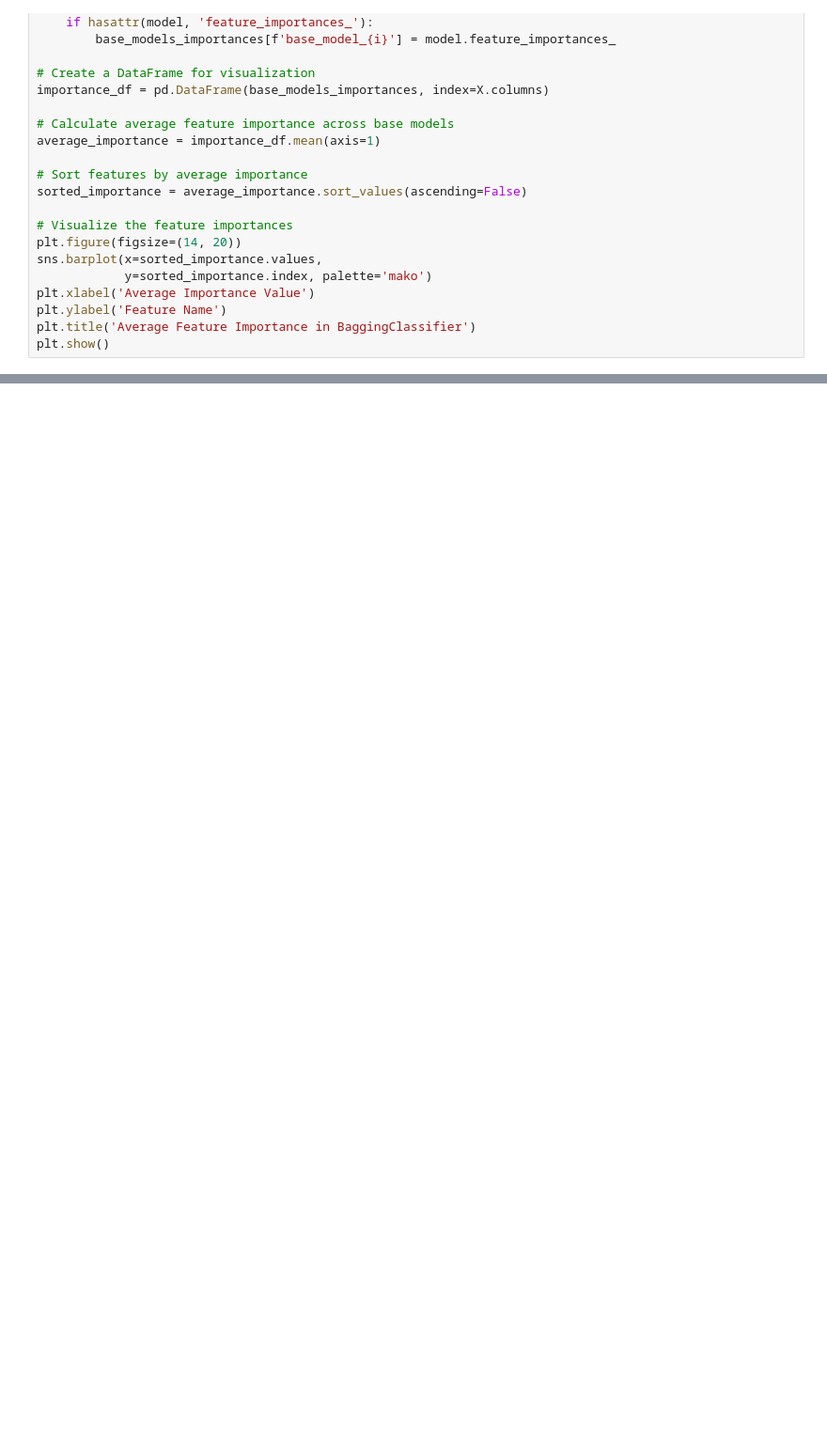
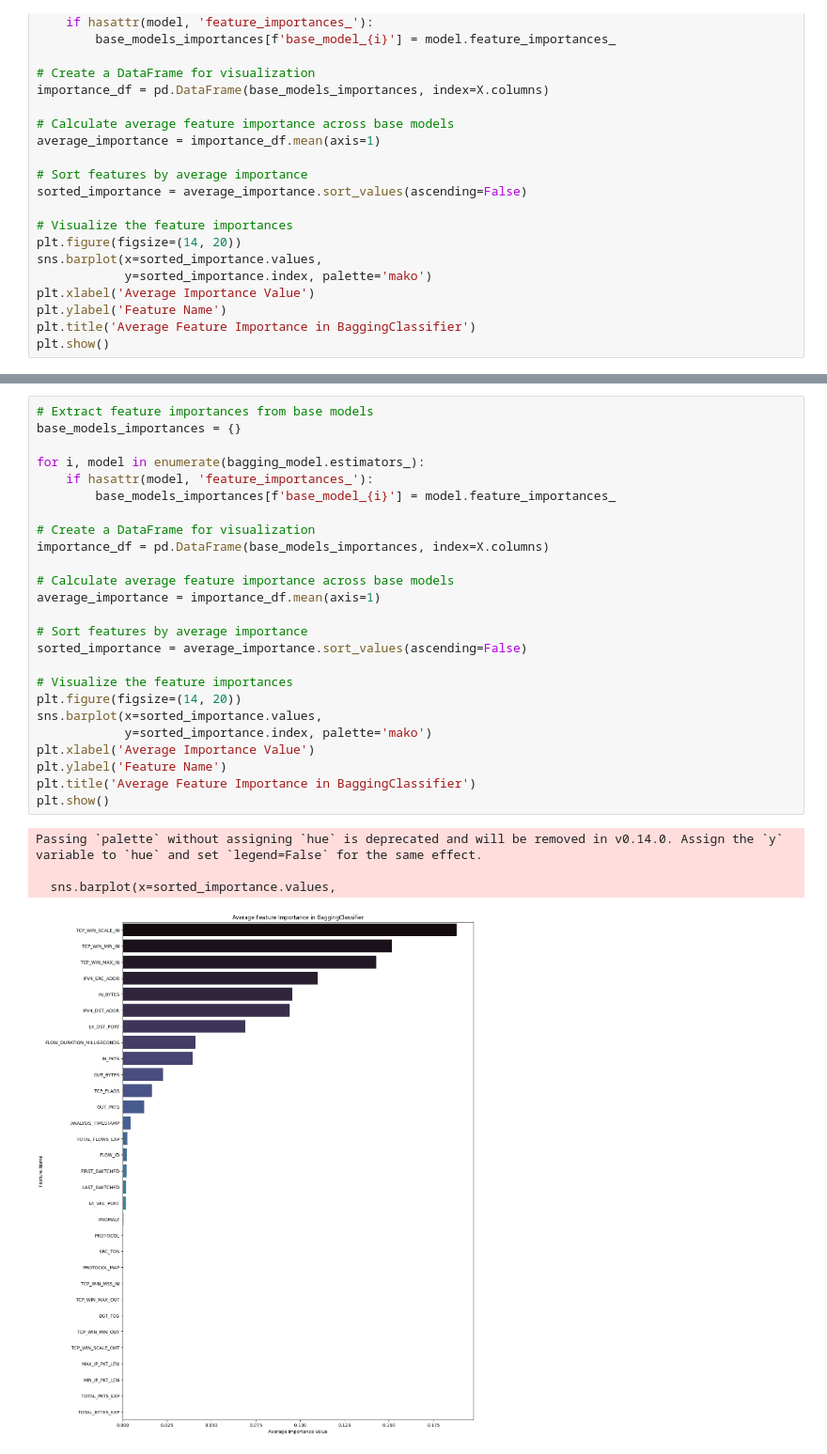
Before and after one commit to sm3a96/IDS-Machine-Learning-Techniques-, a Jupyter notebook: Advanced_Ens_tech/Bagging/Simargl2022_Bagging_tech.ipynb, the cells around one changed output, grey strips where cells are left out. Shown: that part at 94% size. Drawn from its saved outputs; the diff is of its cells as text; blank space fills up the shorter version.

```diff
--- a/Advanced_Ens_tech/Bagging/Simargl2022_Bagging_tech.ipynb
+++ b/Advanced_Ens_tech/Bagging/Simargl2022_Bagging_tech.ipynb
@@ -176,0 +323,30 @@ plt.show()
+# %%
+# Extract feature importances from base models
+base_models_importances = {}
+
+for i, model in enumerate(bagging_model.estimators_):
+    if hasattr(model, 'feature_importances_'):
+        base_models_importances[f'base_model_{i}'] = model.feature_importances_
+
+# Create a DataFrame for visualization
+importance_df = pd.DataFrame(base_models_importances, index=X.columns)
+
+# Calculate average feature importance across base models
+average_importance = importance_df.mean(axis=1)
+
+# Sort features by average importance
+sorted_importance = average_importance.sort_values(ascending=False)
+
+# Visualize the feature importances
+plt.figure(figsize=(14, 20))
+sns.barplot(x=sorted_importance.values,
+            y=sorted_importance.index, palette='mako')
+plt.xlabel('Average Importance Value')
+plt.ylabel('Feature Name')
+plt.title('Average Feature Importance in BaggingClassifier')
+plt.show()
+# %% [output]
+Passing `palette` without assigning `hue` is deprecated and will be removed in v0.14.0. Assign the `y` variable to `hue` and set `legend=False` for the same effect.
+
+  sns.barplot(x=sorted_importance.values,
+[figure, added]
```
Also changed, not shown: parts of 12 cells of this notebook, 13 other files.
